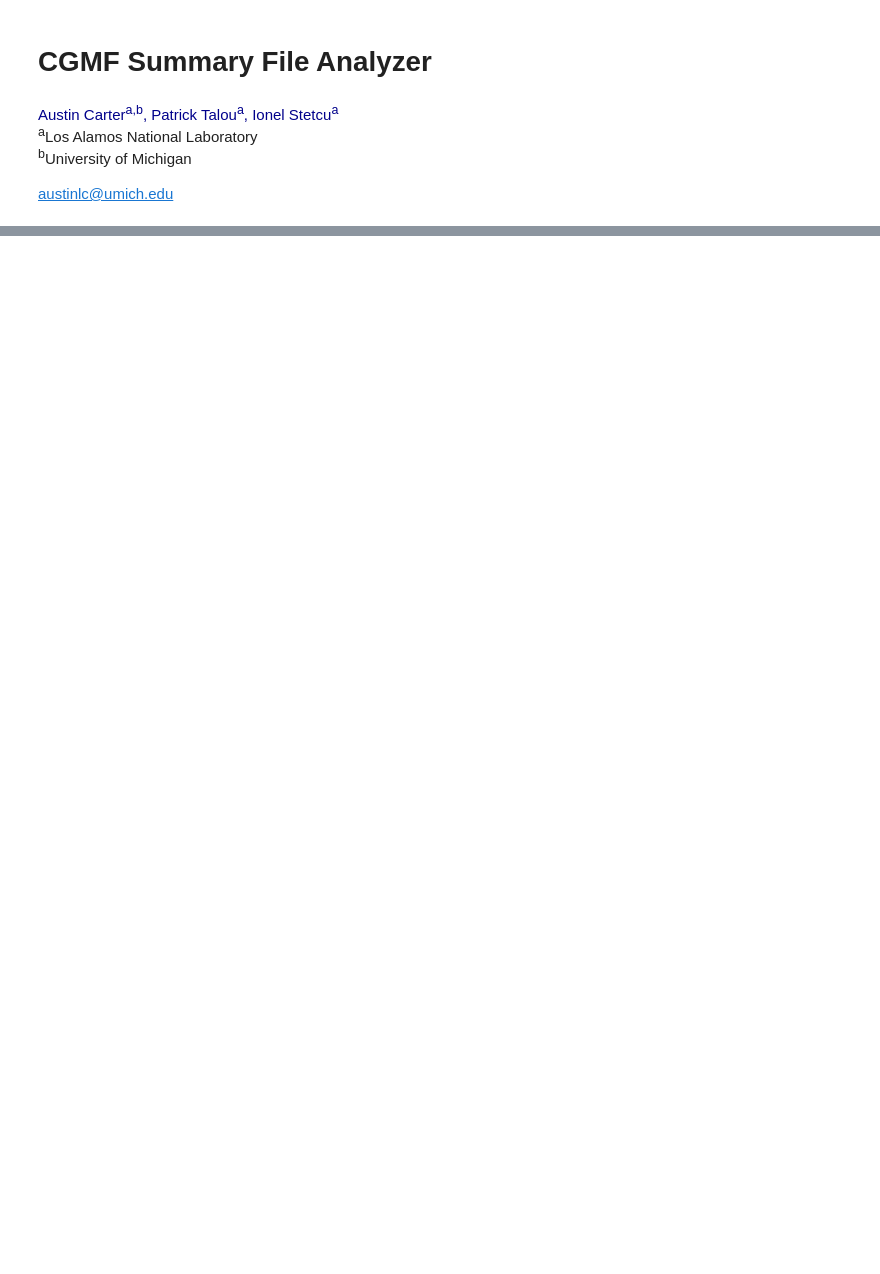
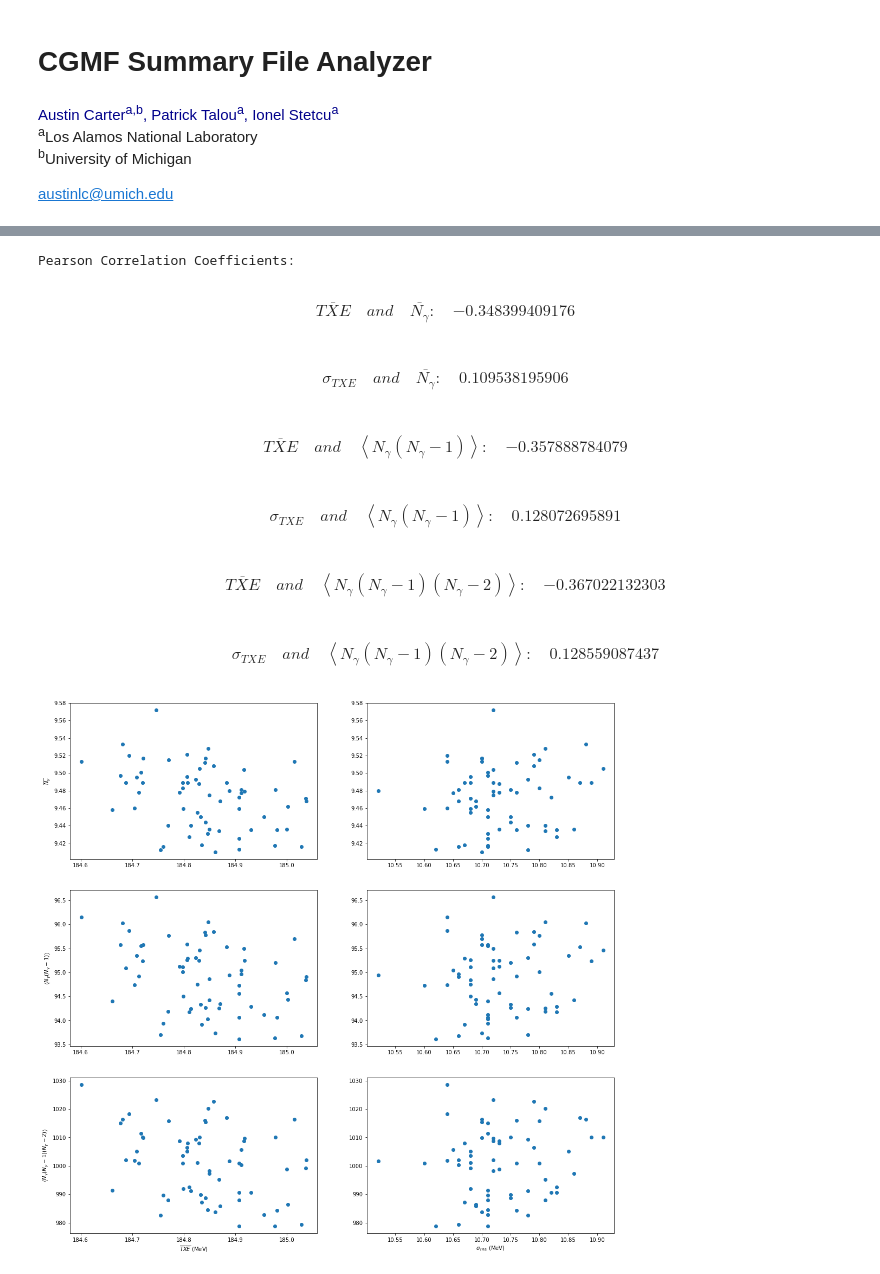
Before and after one commit to austinlc/CGMFAnalysis, a Jupyter notebook: CGMFSummaryFileAnalyzer.ipynb, the cells around one changed output, grey strips where cells are left out. Drawn from its saved outputs; the diff is of its cells as text; code cells hidden in the pictures; blank space fills up the shorter version.

```diff
--- a/CGMFSummaryFileAnalyzer.ipynb
+++ b/CGMFSummaryFileAnalyzer.ipynb
@@ -215,0 +140,18 @@ plt.plot(ngm3, nnm3, 'o')
+# %%
+# Plot ng vs txe and moments
+
+x = [TKE,TKEu]
+y = [ng, ngm2, ngm3]
+xlabels = [r"$\overline{TXE}$ (MeV)", r"$\sigma_{TXE}$ (MeV)"]
+ylabels = [r'$\overline{N_{\gamma}}$', r'$\left \langle N_{\gamma}(N_{\gamma}-1) \right \rangle$', r'$\left \langle N_{\gamma}(N_{\gamma}-1)(N_{\gamma}-2) \right \rangle$']
+
+plot_and_report(x,y,xlabels, ylabels)
+# %% [output]
+Pearson Correlation Coefficients:
+$$\begin{align}\overline{TXE}&& and &&\overline{N_{\gamma}}:&&-0.348399409176\end{align}$$
+$$\begin{align}\sigma_{TXE}&& and &&\overline{N_{\gamma}}:&&0.109538195906\end{align}$$
+$$\begin{align}\overline{TXE}&& and &&\left \langle N_{\gamma}(N_{\gamma}-1) \right \rangle:&&-0.357888784079\end{align}$$
+$$\begin{align}\sigma_{TXE}&& and &&\left \langle N_{\gamma}(N_{\gamma}-1) \right \rangle:&&0.128072695891\end{align}$$
+$$\begin{align}\overline{TXE}&& and &&\left \langle N_{\gamma}(N_{\gamma}-1)(N_{\gamma}-2) \right \rangle:&&-0.367022132303\end{align}$$
+$$\begin{align}\sigma_{TXE}&& and &&\left \langle N_{\gamma}(N_{\gamma}-1)(N_{\gamma}-2) \right \rangle:&&0.128559087437\end{align}$$
+[figure, added]
```
Also changed, not shown: parts of 13 cells of this notebook, 1 other file.
